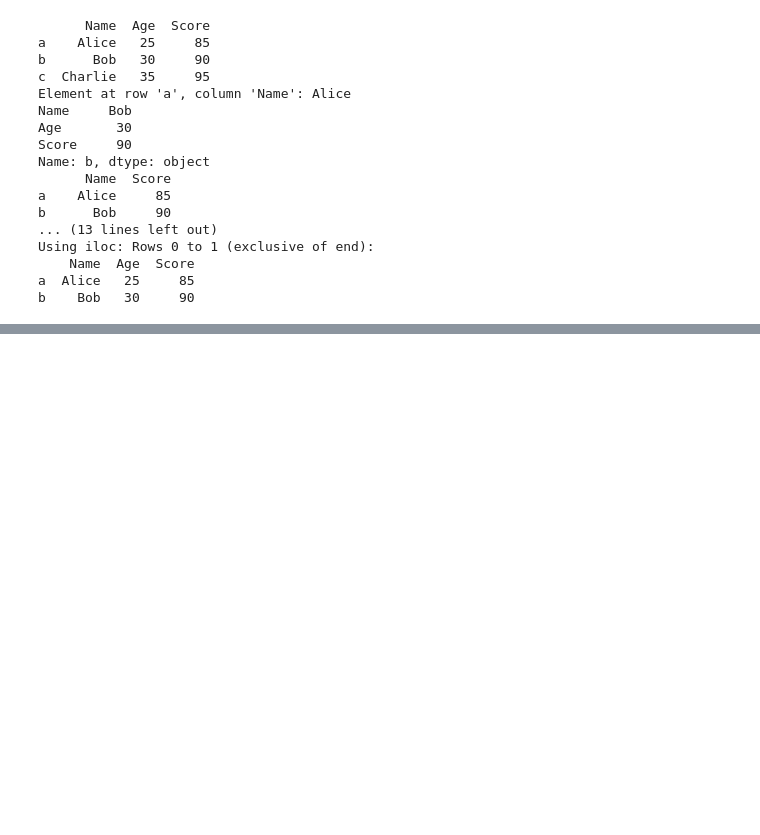
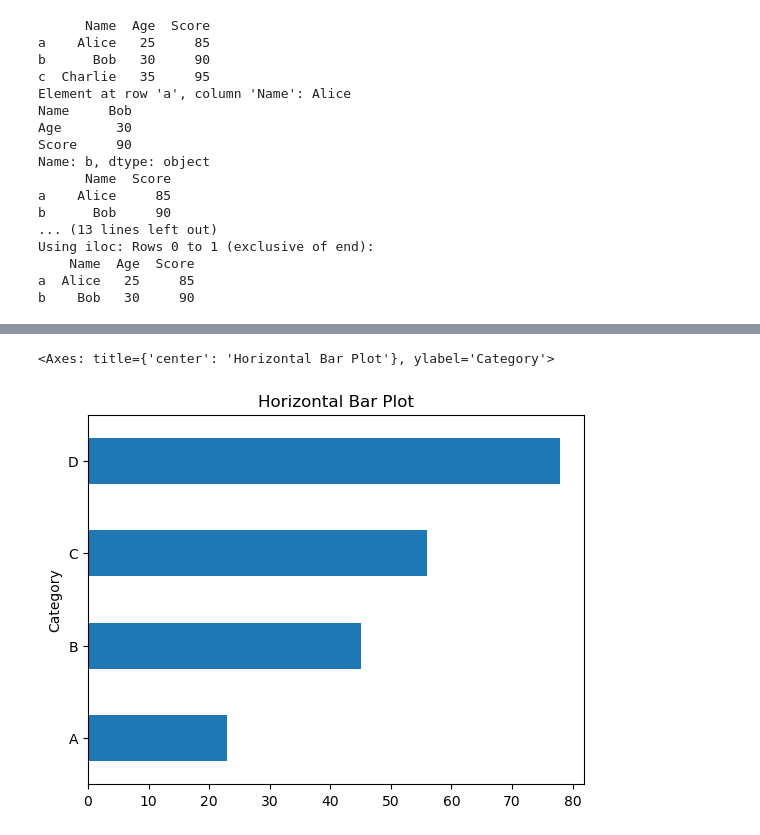
Before and after one commit to gyj155/Applied-Data-Analysis2024, a Jupyter notebook: exam_cpp.ipynb, the cells around one changed output, grey strips where cells are left out. Drawn from its saved outputs; the diff is of its cells as text; code cells hidden in the pictures; blank space fills up the shorter version.

```diff
--- a/exam_cpp.ipynb
+++ b/exam_cpp.ipynb
@@ -252,0 +267,6 @@ b    Bob   30     90
+# %%
+# 水平柱状图
+df.plot(kind='barh', x='Category', y='Values', title="Horizontal Bar Plot", legend=False)
+# %% [output]
+<Axes: title={'center': 'Horizontal Bar Plot'}, ylabel='Category'>
+[figure, added]
```
Also changed, not shown: parts of 7 cells of this notebook, 3 other files.
